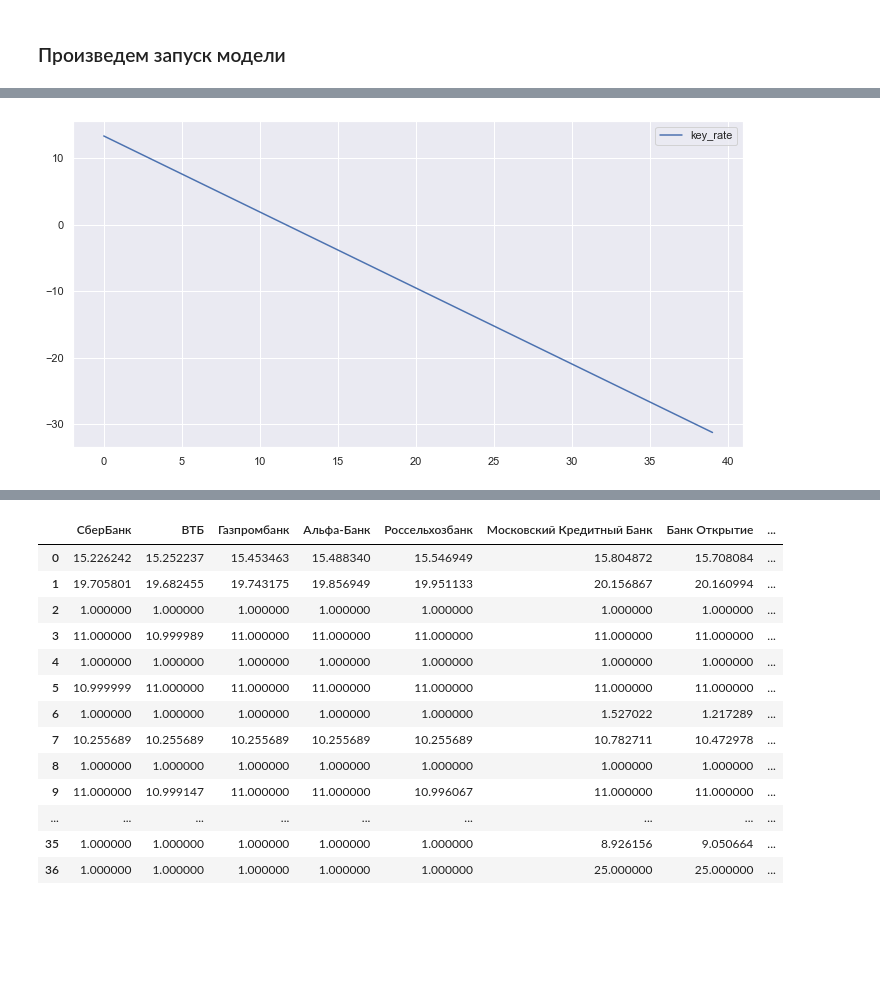
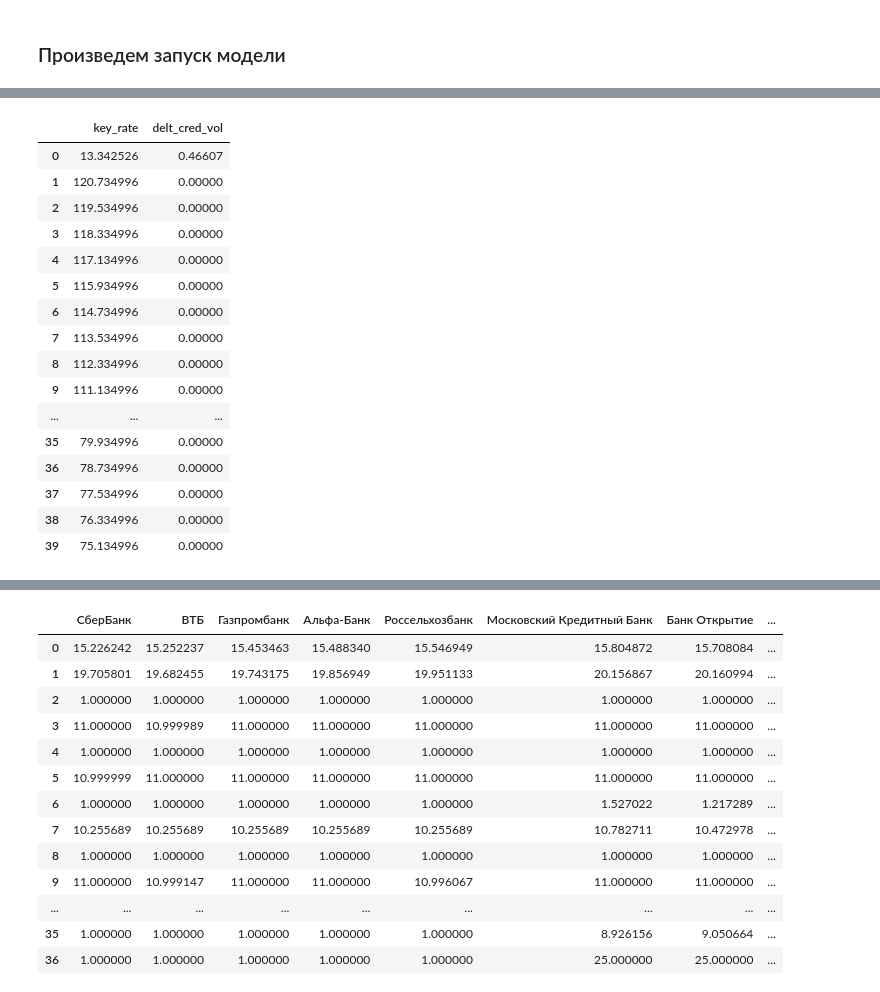
Before and after one commit to archimedes1515/coursework, a Jupyter notebook: KR.ipynb, the cells around one changed output, grey strips where cells are left out. Cells and saved outputs as stored; diff of their text form; code cells hidden in the pictures; blank space fills up the shorter version.

```diff
--- a/KR.ipynb
+++ b/KR.ipynb
@@ -239,7 +266,7 @@ class BankSysModel(Model):
     def __init__(self, key_rate_t_1, delt_cred_vol, alpha_dict, credit_rate_dict, credit_rate_sum,
                  cred_portfolio_t_1_dict, cred_portfolio_dict, credit_vol_t_1, credit_vol,
                  deposit_rate_dict, deposit_rate_sum, deposit_portfolio_t_1_dict, deposit_portfolio_dict,
-                 deposit_vol_t_1, deposit_vol, start_balance, banks_names, CBMoney_t_1, CBMoney,
+                 deposit_vol_t_1, deposit_vol, start_balance, banks_names, CBMoney_t_1, CBMoney, BankProfit_optimiz_dict,
                  default_rate=0.01, pelast=0.2, k=0.3, N=12, target_inflat=4):
         self.num_agents = N # общее число агентов
         self.num_banks = N - 2 # число банков (=общее число агентов - ЦБ - ЧС)
@@ -274,7 +301,8 @@ class BankSysModel(Model):
         self.deposit_vol = deposit_vol
         self.CBMoney_t_1 = CBMoney_t_1 # CBMoney в позапрошлом периоде (t-2 в формуле BankProfit)
                                        # <= обновляем в конце 2 раунда  (CBMoney_t_1 = CBMoney) и логируем?
-        self.CBMoney =  CBMoney # CBMoney в прошлом периоде (считаем в конце 3 раунда)
+        self.CBMoney = CBMoney # CBMoney в прошлом периоде (считаем в конце 3 раунда)
+        self.BankProfit_optimiz_dict = BankProfit_optimiz_dict #{k: 0 for k in banks_names} # BankProfit, полученный при оптимизации во 2-м раунде
 
         self.schedule = BaseScheduler(self) # добавим шедулер
 
@@ -294,12 +322,14 @@ class BankSysModel(Model):
 
         self.datacollector = DataCollector(
             # agent_reporters={'CBMoney': 'CBMoney'},
-            model_reporters={'key_rate': 'key_rate_t'},
+            model_reporters={'key_rate': 'key_rate_t',
+                             'delt_cred_vol': 'delt_cred_vol'},
             tables={'CreditRates': banks_names,
                    'DepositRates': banks_names,
                    'CreditPortfolios': banks_names,
                    'DepositPortfolios': banks_names,
-                   'CBMoney': banks_names}
+                   'CBMoney': banks_names,
+                   'BankProfit_optimiz': banks_names}
         ) # для сбора данных по прогону модели
 
     def step(self):
@@ -312,10 +342,11 @@ class BankSysModel(Model):
         self.datacollector.add_table_row('CreditPortfolios', cred_portfolio_dict)
         self.datacollector.add_table_row('DepositPortfolios', deposit_portfolio_dict)
         self.datacollector.add_table_row('CBMoney', CBMoney)
+        self.datacollector.add_table_row('BankProfit_optimiz', BankProfit_optimiz_dict)
 
     @staticmethod
     def rate_quart_to_year(rate):
-        return ((1 + rate / 100) ** 4 - 1) * 100
+        return ((1 + rate) ** 4 - 1) * 100
 
     @staticmethod
     def rate_year_to_quart(rate):
@@ -323,7 +354,7 @@ class BankSysModel(Model):
 
     @staticmethod
     def credit_vol_calc(x, elast, start_balance):
-        c = (10 * start_balance) * (mt.e ** (2 * elast))
+        c = (3 * start_balance) * (mt.e ** (2 * elast)) # 10 change to 3
         return c * mt.exp(-elast * x) if x >=2 else 10 * start_balance
 
     @staticmethod
@@ -334,9 +377,9 @@ class BankSysModel(Model):
 # %%
 key_rate_t_1 = 8.5 # ключевая ставка, объявленная в
                    # декабре 2021 (конец прошлого квартала)
-delt_cred_vol = round((df_cred_portf.iloc[:, 1].sum()
-                       - df_cred_portf.iloc[:, 0].sum())
-                      / df_cred_portf.iloc[:, 0].sum() * 100, 2)
+# delt_cred_vol = round((df_cred_portf.iloc[:, 1].sum()
+#                        - df_cred_portf.iloc[:, 0].sum())
+#                       / df_cred_portf.iloc[:, 0].sum() * 100, 2)
 alpha_dict = dict(zip(banks_of_interest_lst, np.linspace(0.8, 0.6, 10)))
 credit_rate_dict = df_credit_rates.iloc[:, 1].to_dict()
 credit_rate_sum = round(df_credit_rates.iloc[:, 1].sum(), 2)
@@ -344,6 +387,7 @@ cred_portfolio_t_1_dict = df_cred_portf.iloc[:, 0].to_dict()
 cred_portfolio_dict = df_cred_portf.iloc[:, 1].to_dict()
 credit_vol_t_1 = df_cred_portf.iloc[:, 0].sum() # либо 1 вместо 0?
 credit_vol = df_cred_portf.iloc[:, 1].sum()
+delt_cred_vol = (credit_vol - credit_vol_t_1) / credit_vol_t_1
 deposit_rate_dict = df_deposit_rates.iloc[:, 1].to_dict()
 deposit_rate_sum = round(df_deposit_rates.iloc[:, 1].sum(), 2)
 deposit_portfolio_t_1_dict = df_deposit_portf.iloc[:, 0].to_dict()
@@ -355,3 +399,4 @@ start_balance = df_cred_portf.iloc[:, 1].sum() # стартовый баланс
 banks_names = banks_of_interest_lst
 CBMoney_t_1 = (df_deposit_portf.iloc[:, 0] - df_cred_portf.iloc[:, 0]).to_dict() # CBMoney в конце позапрошлого квартала
 CBMoney = (df_deposit_portf.iloc[:, 1] - df_cred_portf.iloc[:, 1]).to_dict() # CBMoney в конце прошлого квартала
+BankProfit_optimiz_dict = {k: 0 for k in banks_names}
@@ -428,5 +445,20 @@ res_plot(titles_lst, CreditRates_data, DepositRates_data,
-# %%
-key_rate.plot(figsize=(12,6))
-plt.show()
-# %% [output]
-[figure, removed]
+# %%
+key_rate
+# %% [output]
+|  | key_rate | delt_cred_vol |
+| 0 | 13.342526 | 0.46607 |
+| 1 | 120.734996 | 0.00000 |
+| 2 | 119.534996 | 0.00000 |
+| 3 | 118.334996 | 0.00000 |
+| 4 | 117.134996 | 0.00000 |
+| 5 | 115.934996 | 0.00000 |
+| 6 | 114.734996 | 0.00000 |
+| 7 | 113.534996 | 0.00000 |
+| 8 | 112.334996 | 0.00000 |
+| 9 | 111.134996 | 0.00000 |
+| ... | ... | ... |
+| 35 | 79.934996 | 0.00000 |
+| 36 | 78.734996 | 0.00000 |
+| 37 | 77.534996 | 0.00000 |
+| 38 | 76.334996 | 0.00000 |
+| 39 | 75.134996 | 0.00000 |
```
Also changed, not shown: parts of 40 cells of this notebook.
